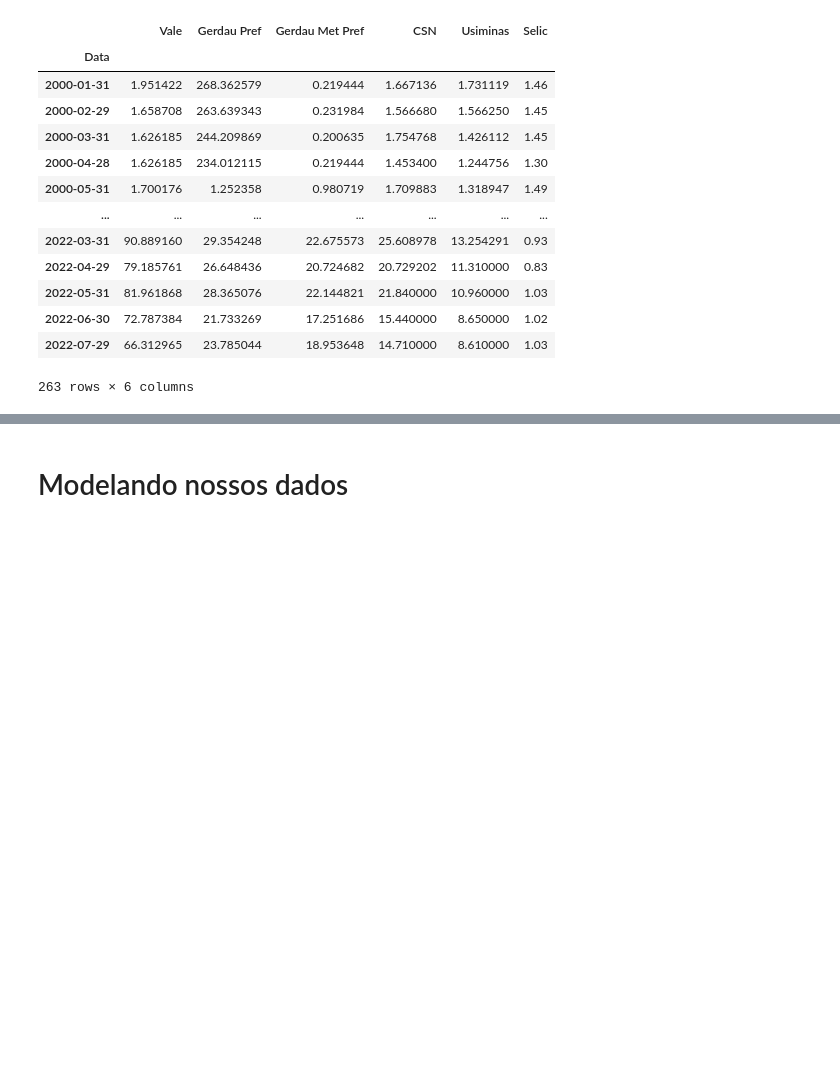
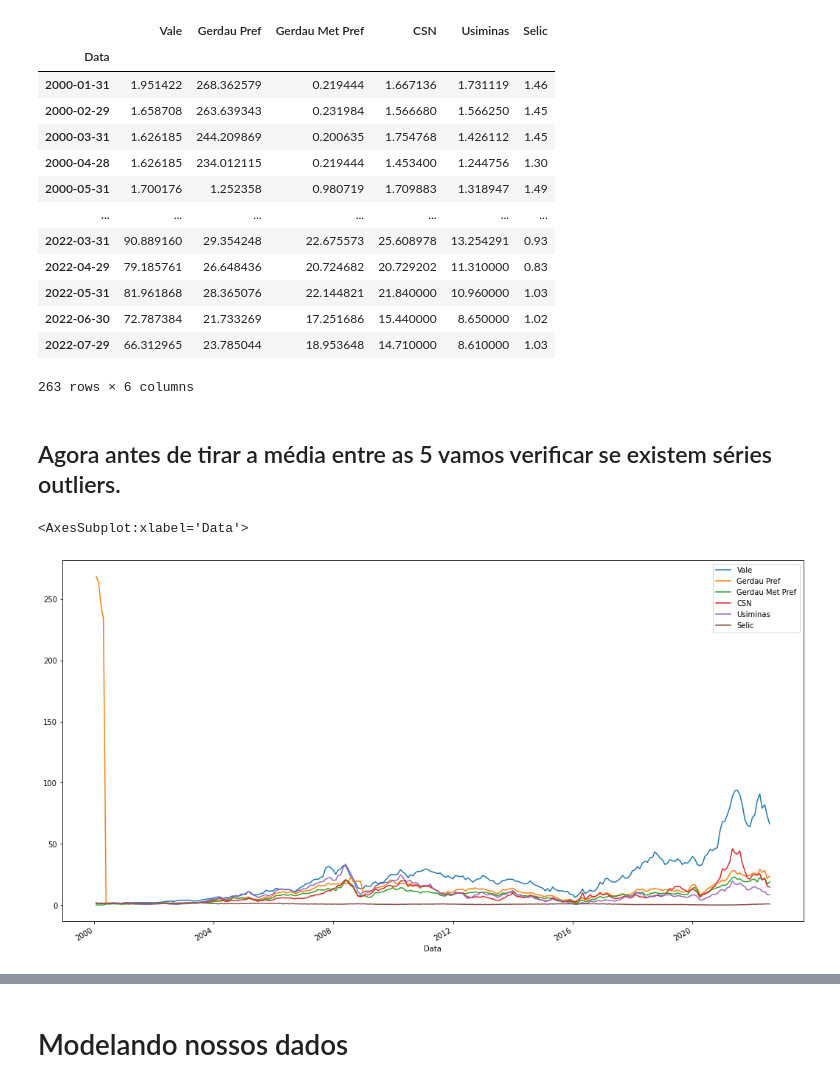
Before and after one commit to kauebr/Insights, a Jupyter notebook: Setor Siderúrgico Nacional/2 Entrega - Cliclo 2/Passo 06 - Análise exploratória/Jupyter Notebooks/Analise exploratória.ipynb, the cells around one changed output, grey strips where cells are left out. Cells and saved outputs as stored; diff of their text form; code cells hidden in the pictures; blank space fills up the shorter version.

```diff
--- a/Setor Siderúrgico Nacional/2 Entrega - Cliclo 2/Passo 06 - Análise exploratória/Jupyter Notebooks/Analise exploratória.ipynb
+++ b/Setor Siderúrgico Nacional/2 Entrega - Cliclo 2/Passo 06 - Análise exploratória/Jupyter Notebooks/Analise exploratória.ipynb
@@ -103,3 +103,10 @@ df
 | 2022-06-30 | 72.787384 | 21.733269 | 17.251686 | 15.440000 | 8.650000 | 1.02 |
 | 2022-07-29 | 66.312965 | 23.785044 | 18.953648 | 14.710000 | 8.610000 | 1.03 |
 263 rows × 6 columns
+# %% [markdown]
+## Agora antes de tirar a média entre as 5 vamos verificar se existem séries outliers.
+# %%
+df.plot(figsize=(18, 10))
+# %% [output]
+<AxesSubplot:xlabel='Data'>
+[figure, added]
```
Also changed, not shown: parts of 22 cells of this notebook.
